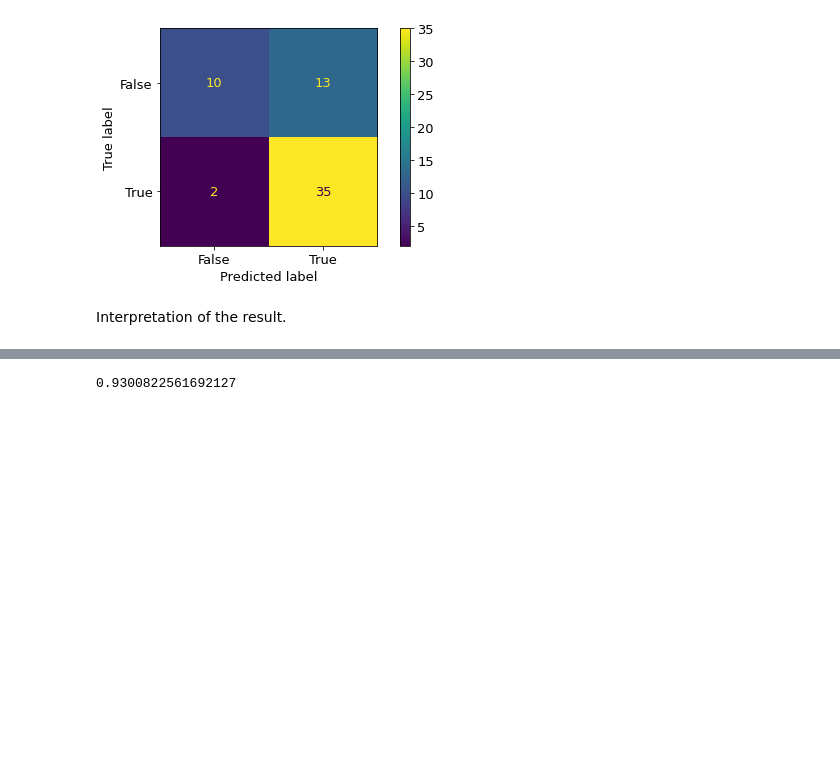
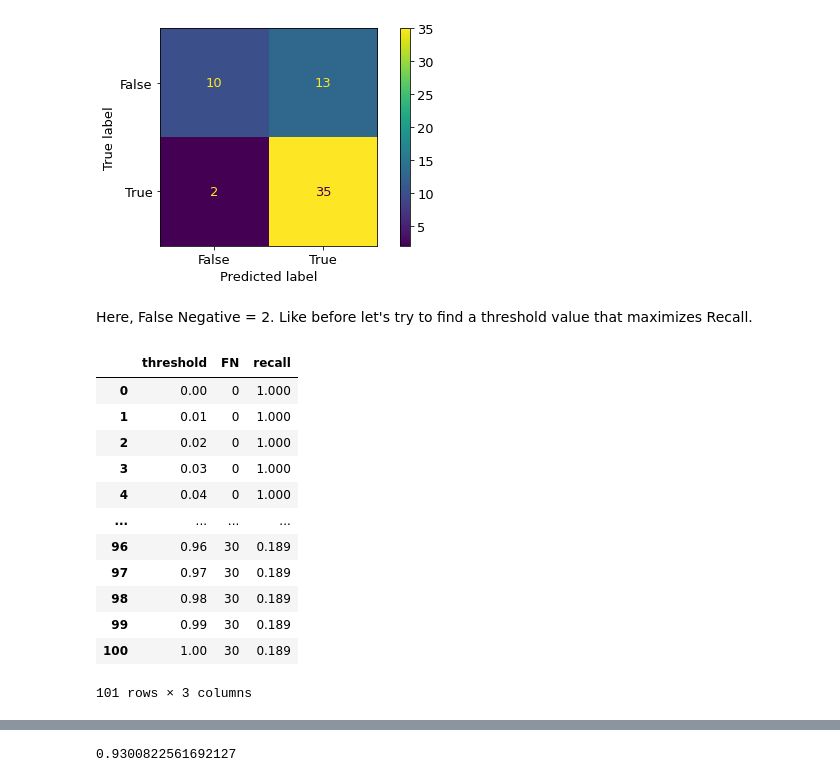
Before and after one commit to mdrkb/mlcamp, a Jupyter notebook: 07-midterm-project/notebook.ipynb, the cells around one changed output, grey strips where cells are left out. Saved outputs shown, nothing was run; the diff lists cells and outputs as text; code cells hidden in the pictures; blank space fills up the shorter version.

```diff
--- a/07-midterm-project/notebook.ipynb
+++ b/07-midterm-project/notebook.ipynb
@@ -372,4 +441,31 @@ plt.show()
 # %% [output]
 [figure]
 # %% [markdown]
-Interpretation of the result.
+Here, False Negative = 2. Like before let's try to find a threshold value that maximizes Recall.
+# %%
+# Iterate over different threshold values and calculate recall
+thresholds = np.arange(0, 1.01, 0.01)
+
+scores = []
+for t in thresholds:
+    result = (y_pred_val >= t)
+    fn = confusion_matrix(y_val, result)[1][0]
+    recall = recall_score(y_val, result, zero_division=0).round(3)
+    scores.append((t, fn, recall))
+
+df_scores = pd.DataFrame(scores, columns=["threshold", "FN", "recall"])
+df_scores
+# %% [output]
+|  | threshold | FN | recall |
+| 0 | 0.00 | 0 | 1.000 |
+| 1 | 0.01 | 0 | 1.000 |
+| 2 | 0.02 | 0 | 1.000 |
+| 3 | 0.03 | 0 | 1.000 |
+| 4 | 0.04 | 0 | 1.000 |
+| ... | ... | ... | ... |
+| 96 | 0.96 | 30 | 0.189 |
+| 97 | 0.97 | 30 | 0.189 |
+| 98 | 0.98 | 30 | 0.189 |
+| 99 | 0.99 | 30 | 0.189 |
+| 100 | 1.00 | 30 | 0.189 |
+101 rows × 3 columns
```
Also changed, not shown: parts of 41 cells of this notebook.
